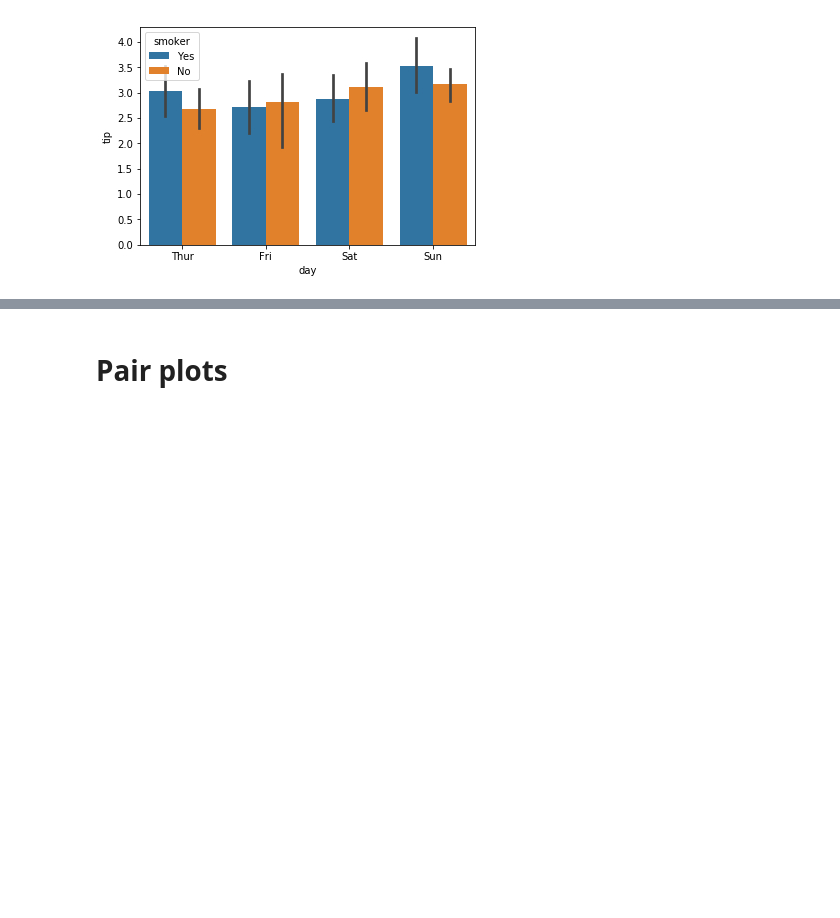
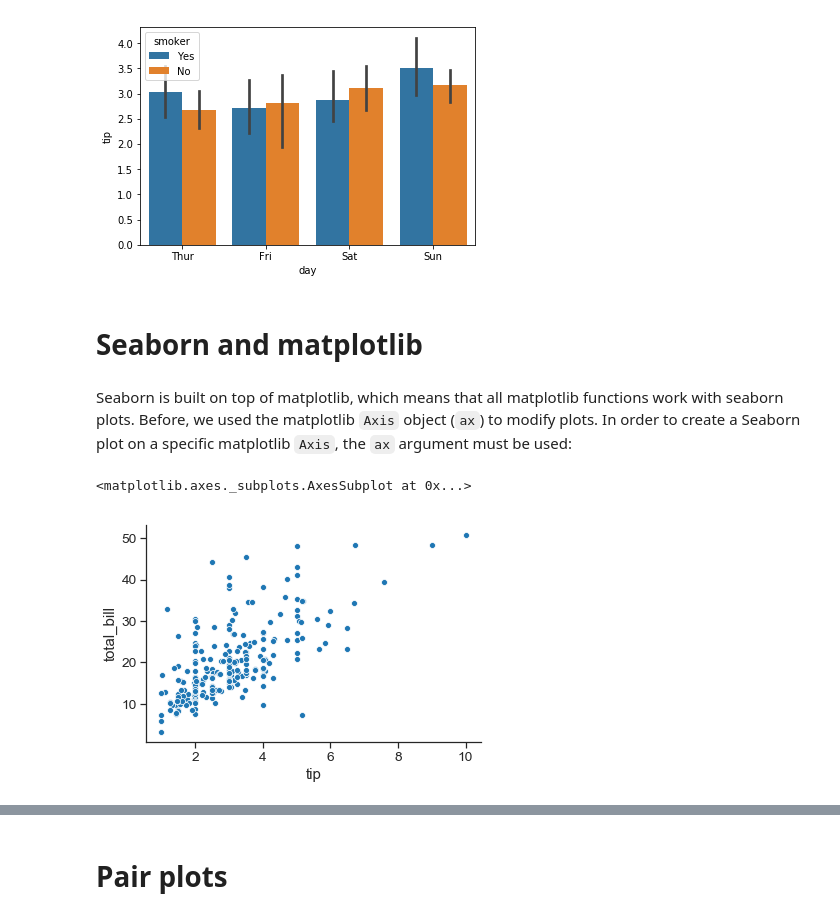
Before and after one commit to lacdr-tox/basic-programming-in-drug-discovery, a Jupyter notebook: python/answers/4.3 Advanced plotting - seaborn.ipynb, the cells around one changed output, grey strips where cells are left out. Cells and saved outputs as stored; diff of their text form; code cells hidden in the pictures; blank space fills up the shorter version.

```diff
--- a/python/answers/4.3 Advanced plotting - seaborn.ipynb
+++ b/python/answers/4.3 Advanced plotting - seaborn.ipynb
@@ -130,3 +130,14 @@ sns.barplot(x="day", y="tip", data=df, hue='smoker')
 # %% [output]
 <matplotlib.axes._subplots.AxesSubplot at 0x...>
 [figure]
+# %% [markdown]
+# Seaborn and matplotlib
+# %% [markdown]
+Seaborn is built on top of matplotlib, which means that all matplotlib functions work with seaborn plots. Before, we used the matplotlib `Axis` object (`ax`) to modify plots. In order to create a Seaborn plot on a specific matplotlib `Axis`, the `ax` argument must be used:
+# %%
+fig = plt.figure()
+ax = plt.gca()
+sns.scatterplot(data=df,x='tip',y='total_bill',ax=ax)
+# %% [output]
+<matplotlib.axes._subplots.AxesSubplot at 0x...>
+[figure, added]
```
Also changed, not shown: parts of 7 cells of this notebook, 2 other files.
